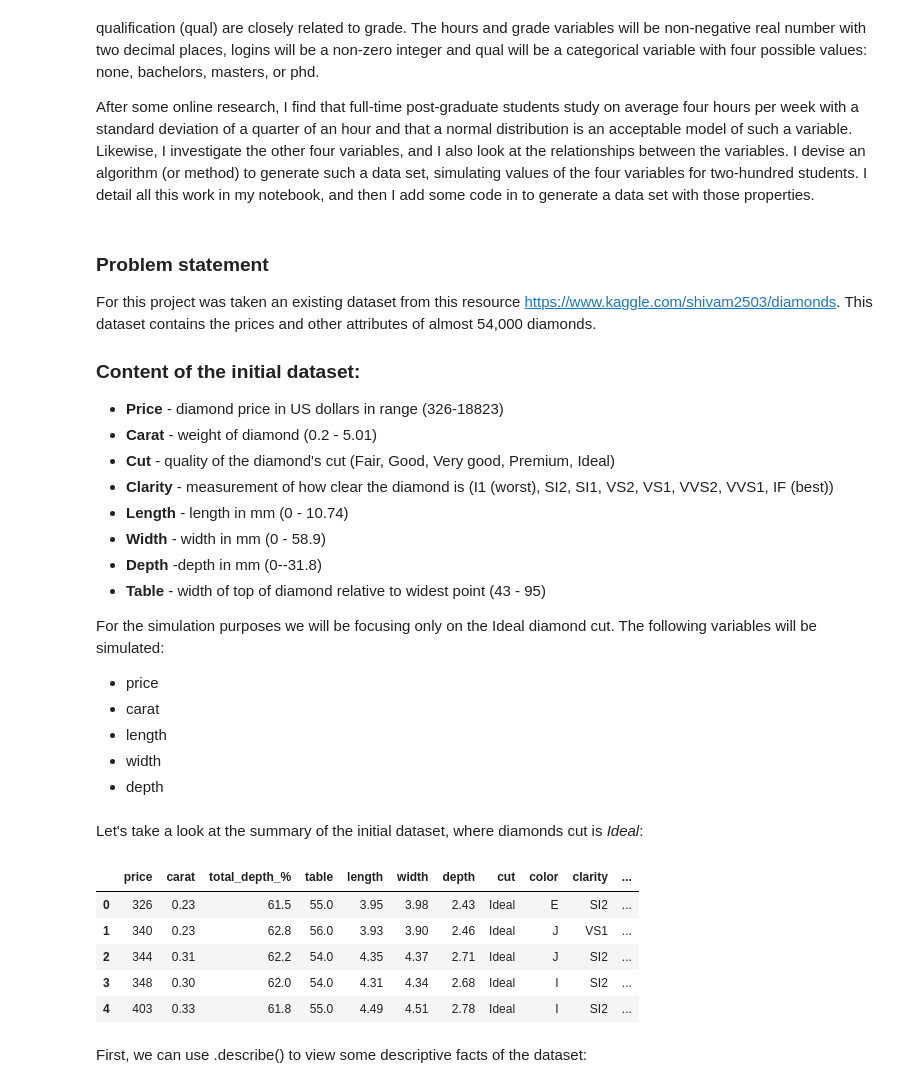
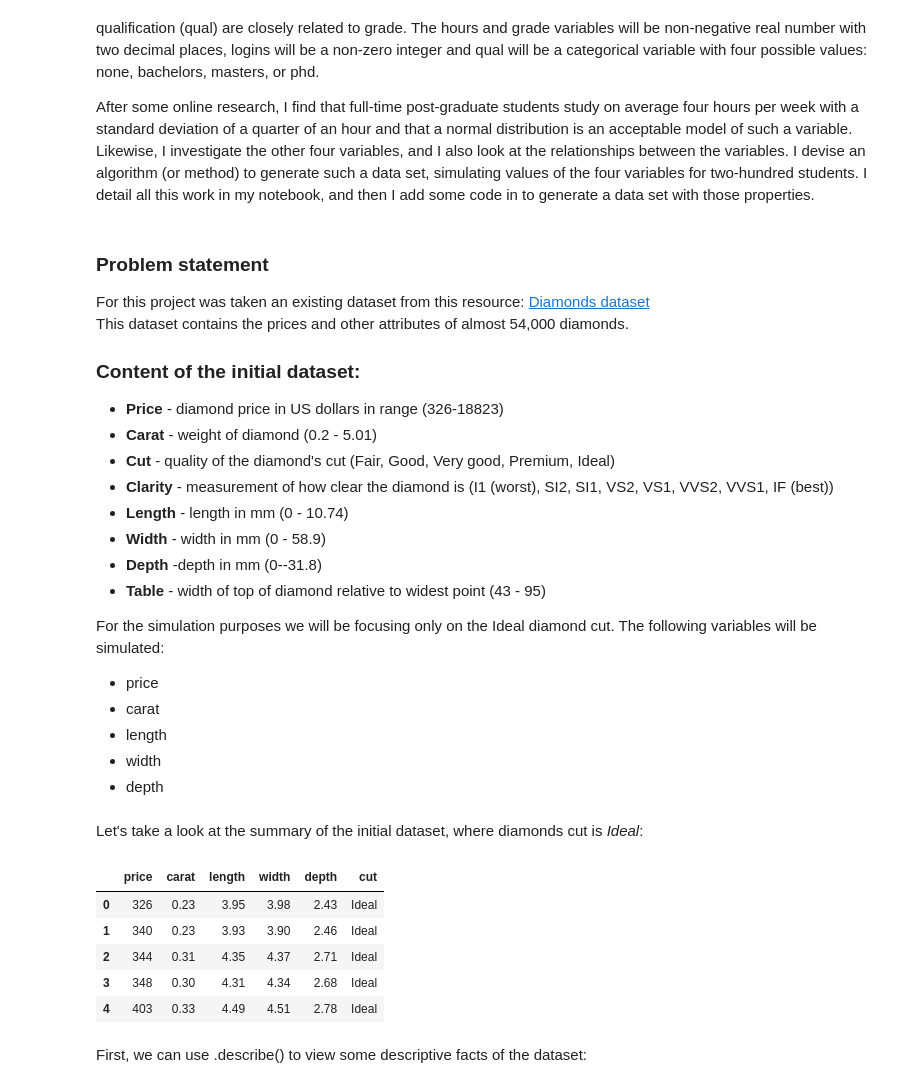
Before and after one commit to JuliaMal/ProgDA_Project2, a Jupyter notebook: Project2.ipynb, the cells around one changed output. Drawn from its saved outputs; the diff is of its cells as text; code cells hidden in the pictures.

```diff
--- a/Project2.ipynb
+++ b/Project2.ipynb
@@ -45,7 +45,7 @@ I add some code in to generate a data set with those properties.
 # %% [markdown]
 ### Problem statement
 
-For this project was taken an existing dataset from this resource https://www.kaggle.com/shivam2503/diamonds. This dataset contains the prices and other attributes of almost 54,000 diamonds.
+For this project was taken an existing dataset from this resource: [Diamonds dataset](https://www.kaggle.com/shivam2503/diamonds) <br> This dataset contains the prices and other attributes of almost 54,000 diamonds.
 
 ### **Content of the initial dataset**:
 
@@ -77,15 +77,17 @@ import matplotlib
 import seaborn as sns
 # %%
 # Importing the tips dataset from the local file
-df = pd.read_csv("diamonds2.csv")
+df = pd.read_csv("diamonds_ideal.csv")
+
+# view first 5 rows
 df.head()
 # %% [output]
-|  | price | carat | total_depth_% | table | length | width | depth | cut | color | clarity | ... |
-| 0 | 326 | 0.23 | 61.5 | 55.0 | 3.95 | 3.98 | 2.43 | Ideal | E | SI2 | ... |
-| 1 | 340 | 0.23 | 62.8 | 56.0 | 3.93 | 3.90 | 2.46 | Ideal | J | VS1 | ... |
-| 2 | 344 | 0.31 | 62.2 | 54.0 | 4.35 | 4.37 | 2.71 | Ideal | J | SI2 | ... |
-| 3 | 348 | 0.30 | 62.0 | 54.0 | 4.31 | 4.34 | 2.68 | Ideal | I | SI2 | ... |
-| 4 | 403 | 0.33 | 61.8 | 55.0 | 4.49 | 4.51 | 2.78 | Ideal | I | SI2 | ... |
+|  | price | carat | length | width | depth | cut |
+| 0 | 326 | 0.23 | 3.95 | 3.98 | 2.43 | Ideal |
+| 1 | 340 | 0.23 | 3.93 | 3.90 | 2.46 | Ideal |
+| 2 | 344 | 0.31 | 4.35 | 4.37 | 2.71 | Ideal |
+| 3 | 348 | 0.30 | 4.31 | 4.34 | 2.68 | Ideal |
+| 4 | 403 | 0.33 | 4.49 | 4.51 | 2.78 | Ideal |
 # %% [markdown]
 First, we can use .describe() to view some descriptive facts of the dataset:
 # %%
```
Also changed, not shown: parts of 45 cells of this notebook, 7 other files.
